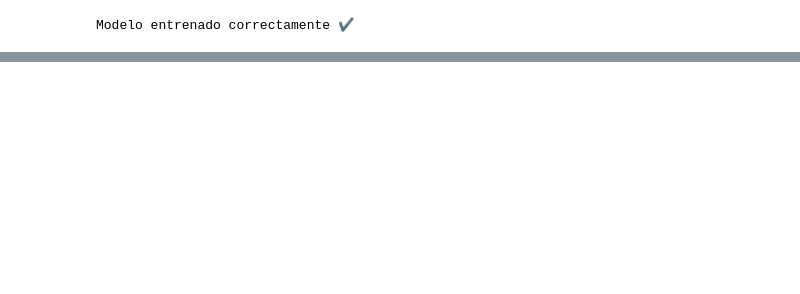
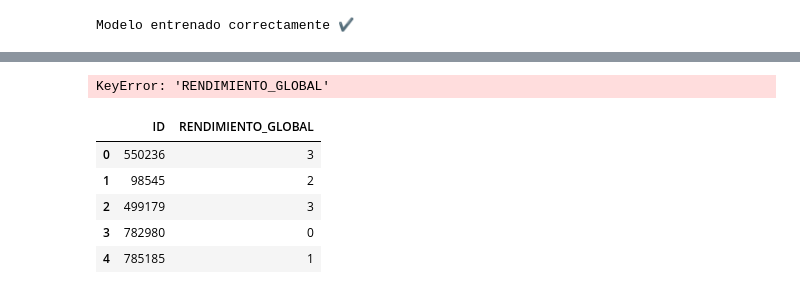
Before and after one commit to YeissonManrique/proy_int_ia_2025, a Jupyter notebook: 99 - modelo solución.ipynb, the cells around one changed output, grey strips where cells are left out. Saved outputs shown, nothing was run; the diff lists cells and outputs as text; code cells hidden in the pictures; blank space fills up the shorter version.

```diff
--- a/99 - modelo solución.ipynb
+++ b/99 - modelo solución.ipynb
@@ -278,11 +267,11 @@ y = z["RENDIMIENTO_GLOBAL"]     # <-- Cambia si tu target es otro
 X = z.drop("RENDIMIENTO_GLOBAL", axis=1)
 
 # 2. Train/Test split
-#Xtr, Xte, ytr, yte = train_test_split(X, y, test_size=0.2, random_state=42)
+Xtr, Xte, ytr, yte = train_test_split(X, y, test_size=0.2, random_state=42)
 
 # 3. Detectar columnas categóricas y numéricas
-cat_cols = X.select_dtypes(include=['object']).columns
-num_cols = X.select_dtypes(exclude=['object']).columns
+cat_cols = Xtr.select_dtypes(include=['object']).columns
+num_cols = Xtr.select_dtypes(exclude=['object']).columns
 
 # 4. Preprocesamiento
 preprocess = ColumnTransformer(
@@ -295,12 +284,15 @@ preprocess = ColumnTransformer(
 # 5. Pipeline con RandomForest
 model = Pipeline(steps=[
     ('prep', preprocess),
-    ('rf', RandomForestClassifier(n_estimators=200, max_depth=12, n_jobs=-1))
+    ('rf', RandomForestClassifier(
+        n_estimators=100,
+        max_depth=10,
+        random_state=42
+    ))
 ])
 
-
 # 6. Entrenar
-model.fit(X, y)
+model.fit(Xtr, ytr)
 
 print("Modelo entrenado correctamente ✔")
 # %% [output]
@@ -324,0 +315,2 @@ Accuracy del Random Forest en Test: 0.2504
+# %%
+pred = model.predict(t)
@@ -324,0 +327,33 @@ Accuracy del Random Forest en Test: 0.2504
+# %%
+submission = pd.DataFrame({
+    "ID": t["ID"],
+    "RENDIMIENTO_GLOBAL": pred
+})
+
+submission.to_csv("submission.csv", index=False)
+# %%
+# Mapeo original
+i_rmap = {
+    'alto': 3,
+    'bajo': 0,
+    'medio-bajo': 1,
+    'medio-alto': 2
+}
+
+# Crear diccionario invertido
+rmap_inv = {v: k for k, v in i_rmap.items()}
+
+# Revertir columna
+y_col = 'RENDIMIENTO_GLOBAL'
+t[y_col] = [rmap_inv[i] for i in t[y_col]]
+# %% [output]
+KeyError: 'RENDIMIENTO_GLOBAL'
+# %%
+submission.head()
+# %% [output]
+|  | ID | RENDIMIENTO_GLOBAL |
+| 0 | 550236 | 3 |
+| 1 | 98545 | 2 |
+| 2 | 499179 | 3 |
+| 3 | 782980 | 0 |
+| 4 | 785185 | 1 |
```
Also changed, not shown: parts of 14 cells of this notebook.
